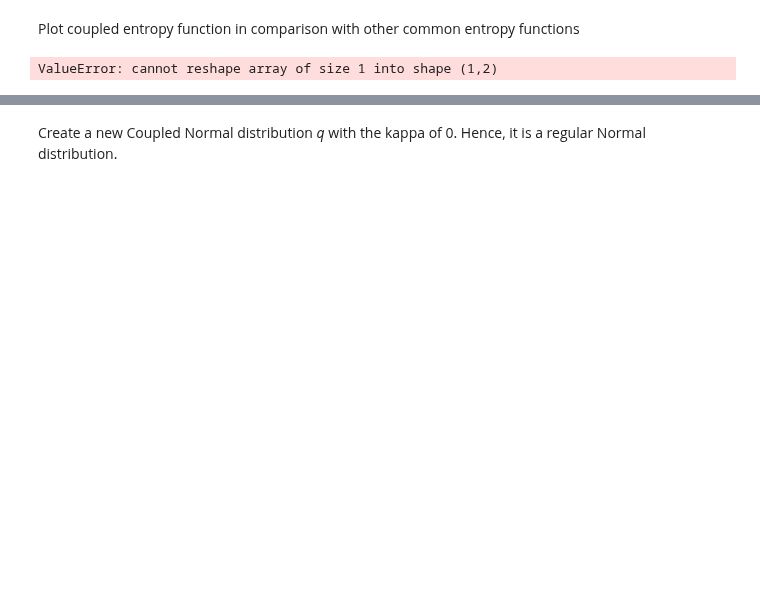
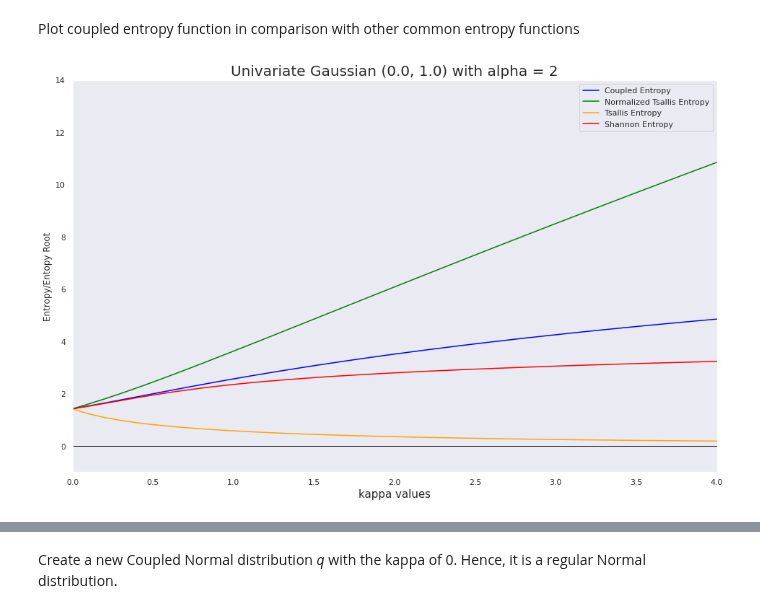
Before and after one commit to Photrek/Nonlinear-Statistical-Coupling, a Jupyter notebook: examples/guide_v0.ipynb, the cells around one changed output, grey strips where cells are left out. Saved outputs shown, nothing was run; the diff lists cells and outputs as text; code cells hidden in the pictures; blank space fills up the shorter version.

```diff
--- a/examples/guide_v0.ipynb
+++ b/examples/guide_v0.ipynb
@@ -488,10 +498,11 @@ from scipy.stats import norm, cauchy, multivariate_normal
 # %%
 kappa_values = [round(value, 1) for value in np.linspace(0, 4, 41)]
 n = len(kappa_values)
-mu, cov = [0, 0], np.array([[1, 0], [0, 1]])
-dim = len(mu)
+mu, scale = 0., 1.
+dim = 1
 alpha = 2
-support_inf = [[-np.inf, np.inf]]
+support = [[-p_scale*26, p_scale*26]]
+# support_inf = [[-np.inf, np.inf]]
 # %%
 # plt.figure(figsize=(12, 8))
 Y = {}
@@ -506,23 +517,23 @@ plot_shannonEntropy_root = []
 # %%
 for i in tqdm(range(len(kappa_values))):
     kappa = kappa_values[i]
-    temp_normal = multivariate_normal(mean=mu, cov=cov)
-    y = temp_normal.pdf
-    Y[kappa] = nsc.entropy(y, kappa=kappa, alpha=alpha, dim=dim, support=support_inf, root=False)
+    temp_normal = nsd.CoupledNormal(loc=loc, scale=scale, kappa=kappa)
+    y = temp_normal.prob
+    Y[kappa] = nsc.entropy(y, kappa=kappa, alpha=alpha, dim=dim, support=support, root=False)
     plot_coupledEntropy.append(Y[kappa])
-    Y[kappa] = nsc.entropy(y, kappa=kappa, alpha=alpha, dim=dim, support=support_inf, root=True)
+    Y[kappa] = nsc.entropy(y, kappa=kappa, alpha=alpha, dim=dim, support=support, root=True)
     plot_coupledEntropy_root.append(Y[kappa])
-    Y[kappa] = nsc.tsallis_entropy(y, kappa=kappa, alpha=alpha, dim=dim, support=support_inf, normalize=True, root=False)
+    Y[kappa] = nsc.tsallis_entropy(y, kappa=kappa, alpha=alpha, dim=dim, support=support, normalize=True, root=False)
     plot_tsallisEntropyNormalized.append(Y[kappa])
-    Y[kappa] = nsc.tsallis_entropy(y, kappa=kappa, alpha=alpha, dim=dim, support=support_inf, normalize=False, root=False)
+    Y[kappa] = nsc.tsallis_entropy(y, kappa=kappa, alpha=alpha, dim=dim, support=support, normalize=False, root=False)
     plot_tsallisEntropy.append(Y[kappa])
-    Y[kappa] = nsc.tsallis_entropy(y, kappa=kappa, alpha=alpha, dim=dim, support=support_inf, normalize=True, root=True)
+    Y[kappa] = nsc.tsallis_entropy(y, kappa=kappa, alpha=alpha, dim=dim, support=support, normalize=True, root=True)
     plot_tsallisEntropyRootNormalized.append(Y[kappa])
-    Y[kappa] = nsc.tsallis_entropy(y, kappa=kappa, alpha=alpha, dim=dim, support=support_inf, normalize=False, root=True)
+    Y[kappa] = nsc.tsallis_entropy(y, kappa=kappa, alpha=alpha, dim=dim, support=support, normalize=False, root=True)
     plot_tsallisEntropyRoot.append(Y[kappa])
-    Y[kappa] = nsc.shannon_entropy(y, dim=dim, support=support_inf, root=False)
+    Y[kappa] = nsc.shannon_entropy(y, dim=dim, support=support, root=False)
     plot_shannonEntropy.append(Y[kappa])
-    Y[kappa] = nsc.shannon_entropy(y, dim=dim, support=support_inf, root=True)
+    Y[kappa] = nsc.shannon_entropy(y, dim=dim, support=support, root=True)
     plot_shannonEntropy_root.append(Y[kappa])
 
 plot_coupledEntropy = np.array(plot_coupledEntropy)
@@ -533,28 +544,28 @@ plot_tsallisEntropyRootNormalized = np.array(plot_tsallisEntropyRootNormalized)
 plot_tsallisEntropyRoot = np.array(plot_tsallisEntropyRoot)
 plot_shannonEntropy = np.array(plot_shannonEntropy)
 plot_shannonEntropy_root = np.array(plot_shannonEntropy_root)
-# %% [output]
-ValueError: cannot reshape array of size 1 into shape (1,2)
 # %%
 fig, ax = plt.subplots(figsize=(16, 10))
 ax.axvline(c='black', lw=1)
 ax.axhline(c='black', lw=1)
 
 cm = plt.get_cmap('PiYG')
 plt.xlim(0, 4)
 plt.ylim(-1, 14)
 
 plt.plot(kappa_values, plot_coupledEntropy, label='Coupled Entropy', color='blue')
 plt.plot(kappa_values, plot_tsallisEntropyNormalized, label='Normalized Tsallis Entropy', color='green')
 plt.plot(kappa_values, plot_tsallisEntropy, label='Tsallis Entropy', color='orange')
 plt.plot(kappa_values, plot_shannonEntropy, label='Shannon Entropy', color='red')
 
 plt.grid()
-plt.title(f'Multivariate Gaussian {(mu), (cov)} with alpha = {alpha}', fontsize=20)
+plt.title(f'Univariate Gaussian {(mu), (scale)} with alpha = {alpha}', fontsize=20)
 plt.xlabel('kappa values', fontsize=15)
 plt.ylabel('Entropy/Entopy Root')
 plt.legend()
 plt.show();
+# %% [output]
+[figure, added]
 # %%
 fig, ax = plt.subplots(figsize=(16, 10))
 ax.axvline(c='black', lw=1)
```
Also changed, not shown: parts of 70 cells of this notebook, 2 other files.
